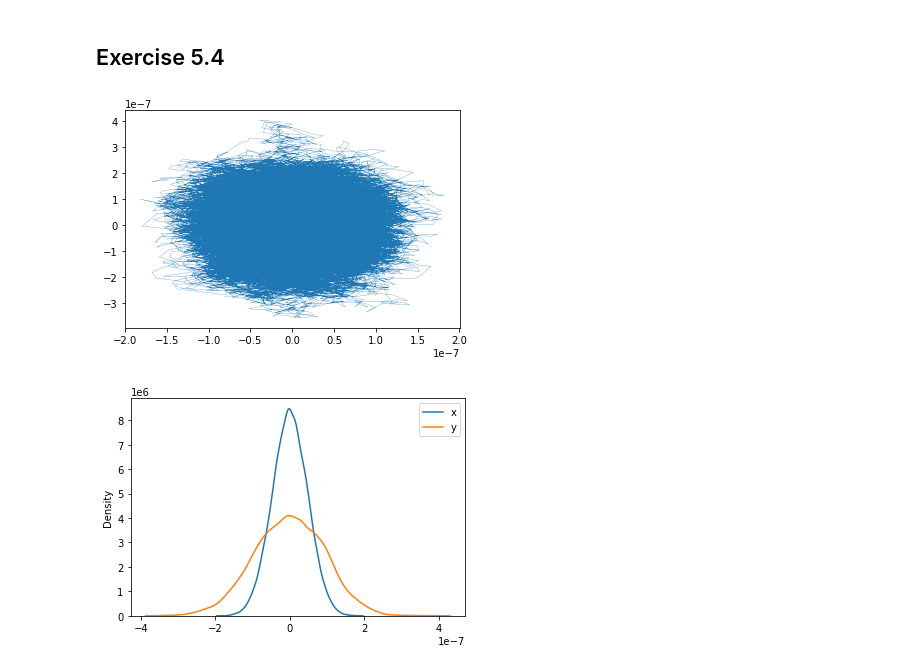
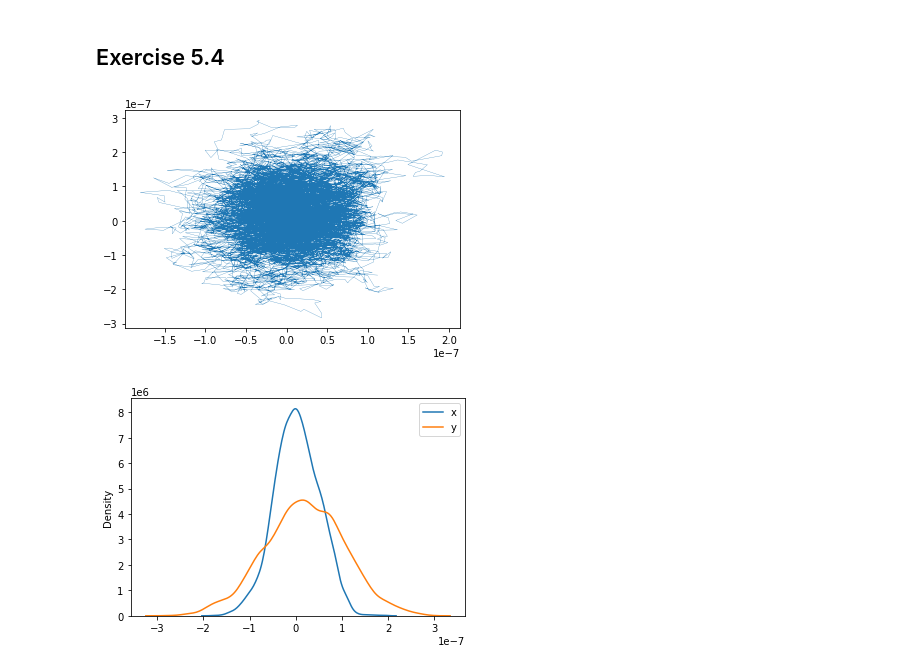
Before and after one commit to gasparyanartur/simulation-of-complex-systems-solutions, a Jupyter notebook: chapter-5/chapter-5.ipynb, the cells around one changed output. Drawn from its saved outputs; the diff is of its cells as text; code cells hidden in the pictures.

```diff
--- a/chapter-5/chapter-5.ipynb
+++ b/chapter-5/chapter-5.ipynb
@@ -192,43 +192,44 @@ ax2.legend(["without inertia", "with inertia"])
 # %% [markdown]
 ## Exercise 5.4
 # %%
+radius = 1E-6
+eta = 0.001
+gamma = 6*math.pi*eta*radius
+temp = 300
+k = np.array([1E-6, 0.25E-6])
+kb = scipy.constants.Boltzmann
+
+
 def get_trapped_trajectory(n_steps, time_step, gaussian_seq):
-    radius = 1E-6
-    eta = 0.001
-    gamma = 6*math.pi*eta*radius
-    temp = 300
-    k = np.array([1E-6, 0.25E-6])
-    kb = scipy.constants.Boltzmann
     w = gaussian_seq
     dt = time_step
 
     assert 1E-6 < time_step < gamma/np.mean(k)
 
     factor_1 = -k/gamma*dt
     factor_2 = math.sqrt(2*kb*temp*dt/gamma)
 
     x = np.zeros((n_steps, 2))
 
     for i in range(n_steps):
         x[i] = x[i-1] + factor_1 * x[i-2] + factor_2 * w[i]
 
     return x
 
-n_steps = 100000
+n_steps = 10000
 time_step = 0.001
 gaussian_seq = rng.normal(size=(n_steps,2)) / np.sqrt(2)
 
 trajectory_trap = get_trapped_trajectory(n_steps, time_step, gaussian_seq)
 plt.plot(trajectory_trap[:, 0], trajectory_trap[:, 1], linewidth=0.25)
 
-#plt.hist(trajectory_trap[:, 0], bins=100)
 fig = plt.figure()
 ax = plt.gca()
 sns.kdeplot(trajectory_trap[:, 0], ax=ax)
 sns.kdeplot(trajectory_trap[:, 1], ax=ax)
 ax.legend(["x", "y"])
 
 ...;
 # %% [output]
-[figure, old version]
+[figure, new version]
-[figure, old version]
+[figure, new version]
```
Also changed, not shown: parts of 11 cells of this notebook.
